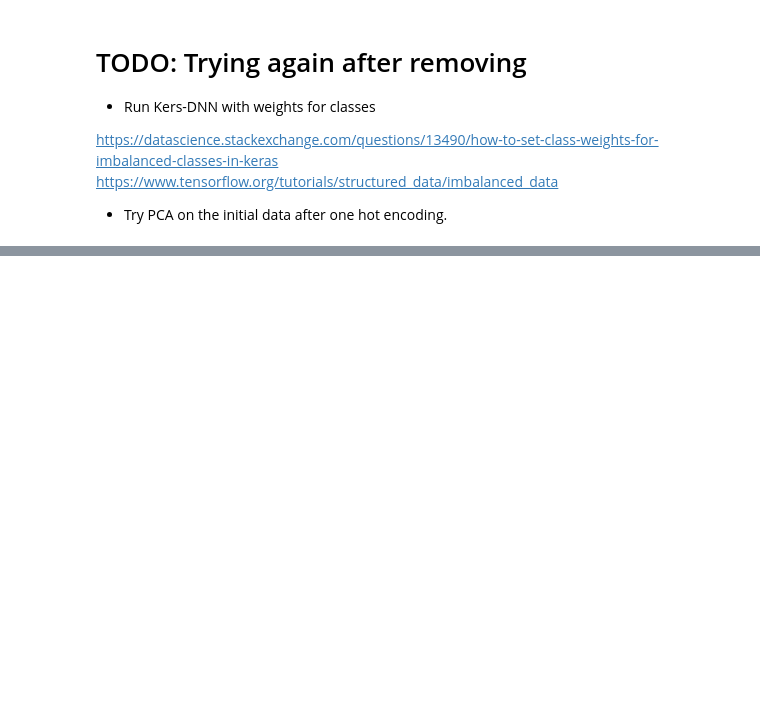
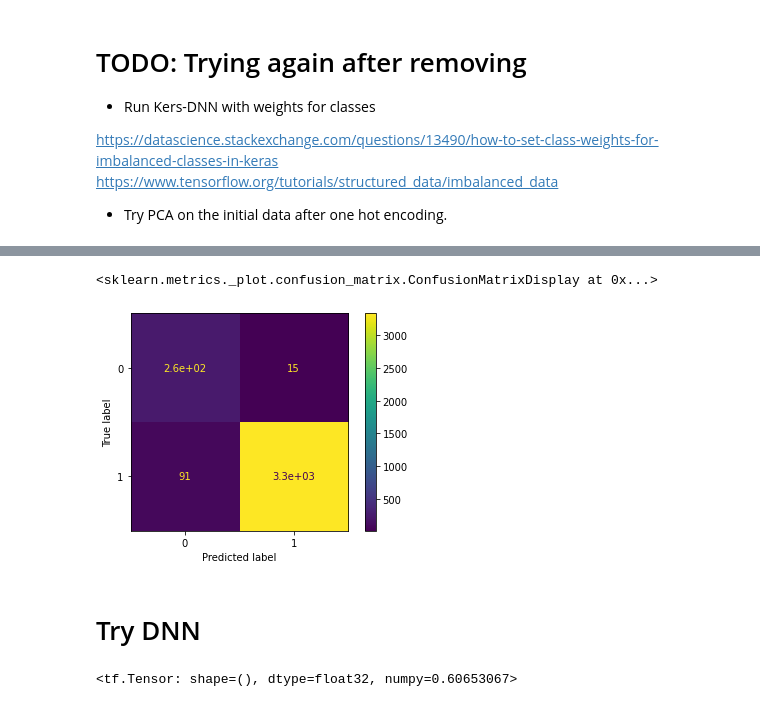
Before and after one commit to vsnupoudel/FlaskAppForCsv, a Jupyter notebook: LfTask_EDAandDNN.ipynb, the cells around one changed output, grey strips where cells are left out. Saved outputs shown, nothing was run; the diff lists cells and outputs as text; code cells hidden in the pictures; blank space fills up the shorter version.

```diff
--- a/LfTask_EDAandDNN.ipynb
+++ b/LfTask_EDAandDNN.ipynb
@@ -406,0 +537,11 @@ https://www.tensorflow.org/tutorials/structured_data/imbalanced_data
+# %%
+plot_confusion_matrix(pipe, X_train,y_train)
+# %% [output]
+<sklearn.metrics._plot.confusion_matrix.ConfusionMatrixDisplay at 0x...>
+[figure, added]
+# %% [markdown]
+# Try DNN
+# %%
+ tf.math.exp(-0.5)
+# %% [output]
+<tf.Tensor: shape=(), dtype=float32, numpy=0.60653067>
```
Also changed, not shown: parts of 45 cells of this notebook.
